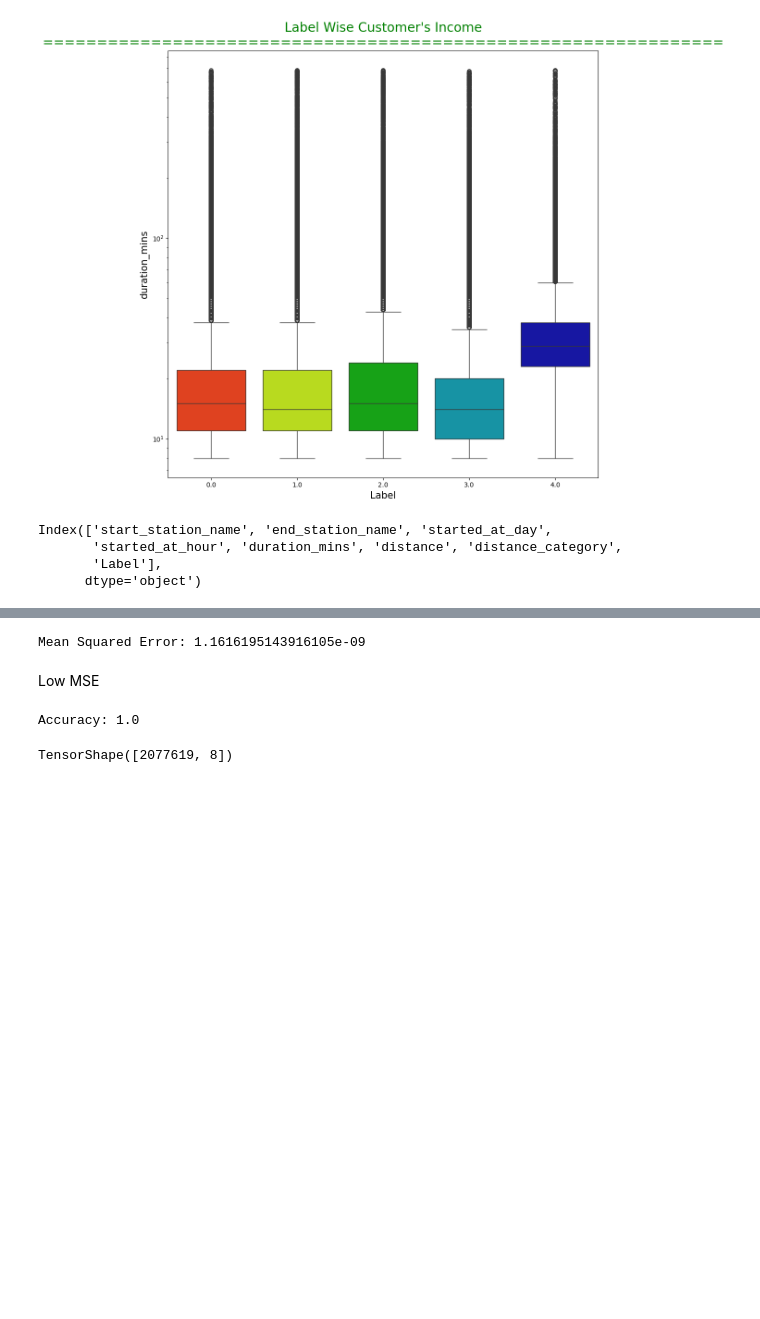
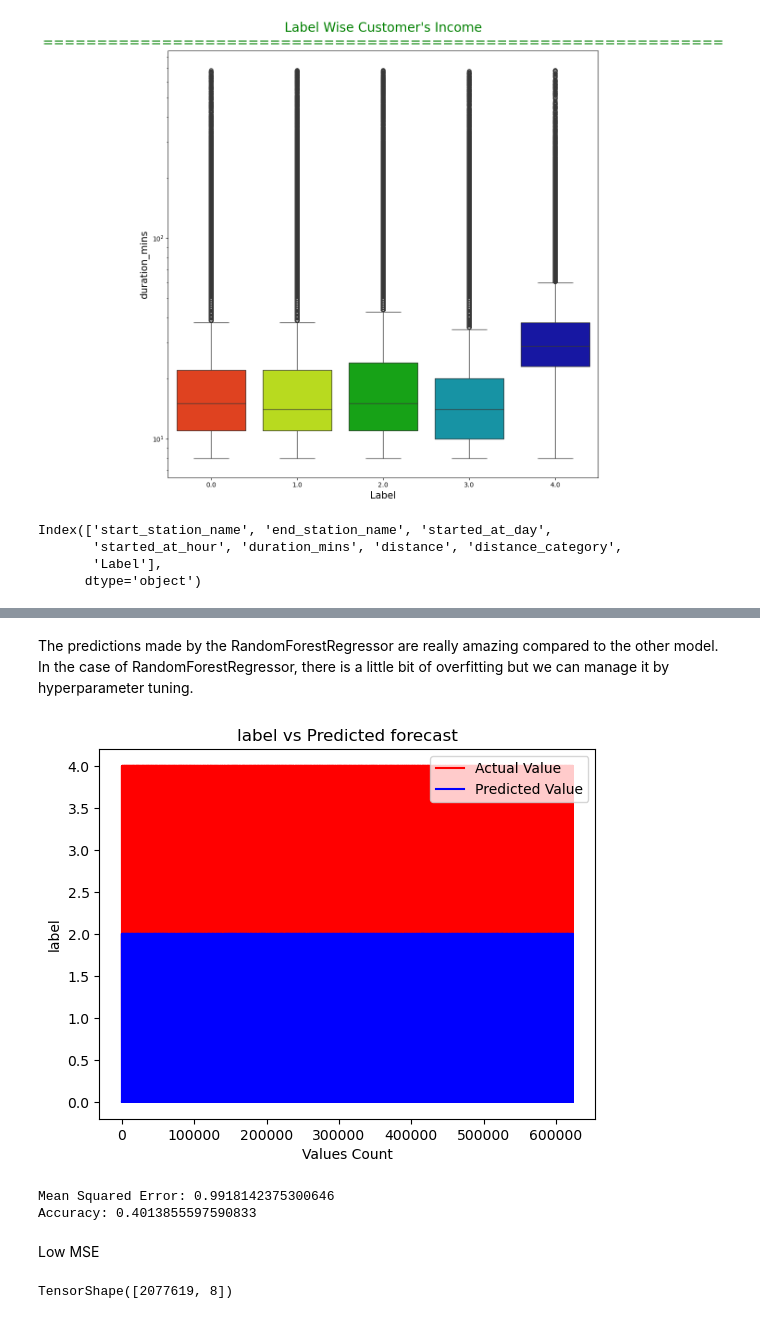
Before and after one commit to Aminetrr/Bike-Ride-Request-Demand-Forecast, a Jupyter notebook: clustering.ipynb, the cells around one changed output, grey strips where cells are left out. Cells and saved outputs as stored; diff of their text form; code cells hidden in the pictures; blank space fills up the shorter version.

```diff
--- a/clustering.ipynb
+++ b/clustering.ipynb
@@ -225,6 +260,5 @@ Index(['start_station_name', 'end_station_name', 'started_at_day',
 # %%
 from sklearn.model_selection import train_test_split
-from sklearn.metrics import  confusion_matrix, accuracy_score
 from sklearn.metrics import mean_squared_error
-x=df_scaled.drop(columns=['start_station_name', 'end_station_name', 'distance_category','Label'] ,axis=1)
+x=df_scaled.drop(columns=['Label','started_at_hour'] ,axis=1)
 y=df_scaled["Label"]
@@ -239,9 +265,5 @@ x.shape
 # %%
 xtrain, xtest, ytrain, ytest = train_test_split(x, y, test_size=0.3, random_state=42)
-# %%
-scaler = StandardScaler()
-xtrain = scaler.fit_transform(xtrain)
-xtest = scaler.transform(xtest)
 # %%
 
 from sklearn.metrics import mean_absolute_error as mae
@@ -291,3 +316,17 @@ plt.show()
+# %%
+y_test_list = list(ytest)
+# %% [markdown]
+The predictions made by the RandomForestRegressor are really amazing compared to the other model. In the case of RandomForestRegressor, there is a little bit of overfitting but we can manage it by hyperparameter tuning.
+# %%
+plt.plot(y_test_list, color='red', label = 'Actual Value')
+plt.plot(y_pred, color='blue', label='Predicted Value')
+plt.title('label vs Predicted forecast')
+plt.xlabel('Values Count')
+plt.ylabel('label')
+plt.legend()
+plt.show()
+# %% [output]
+[figure, added]
 # %%
 from sklearn.ensemble import GradientBoostingRegressor
 model = GradientBoostingRegressor(n_estimators=100, learning_rate=0.1, max_depth=3, random_state=42)
@@ -295,20 +334,15 @@ model.fit(xtrain, ytrain)
 y_pred = model.predict(xtest)
 mse = mean_squared_error(ytest, y_pred)
 print(f"Mean Squared Error: {mse}")
+kbins = KBinsDiscretizer(n_bins=3, encode='ordinal', strategy='uniform')
+y_pred = kbins.fit_transform(y_pred.reshape(-1, 1)).astype(int).ravel()
+accuracy = accuracy_score(ytest, y_pred)
+print(f"Accuracy: {accuracy}")
 # %% [output]
-Mean Squared Error: 1.1616195143916105e-09
+Mean Squared Error: 0.9918142375300646
+Accuracy: 0.4013855597590833
 # %% [markdown]
 Low MSE
-# %%
-from sklearn.svm import SVC
-
-model = SVC()
-model.fit(xtrain, ytrain)
-y_pred = model.predict(xtest)
-accuracy = accuracy_score(ytest, y_pred)
-print(f"Accuracy: {accuracy}")
-# %% [output]
-Accuracy: 1.0
 # %%
 import tensorflow as tf
 from tensorflow.keras.layers import Normalization, Dense, InputLayer
```
Also changed, not shown: parts of 14 cells of this notebook.
